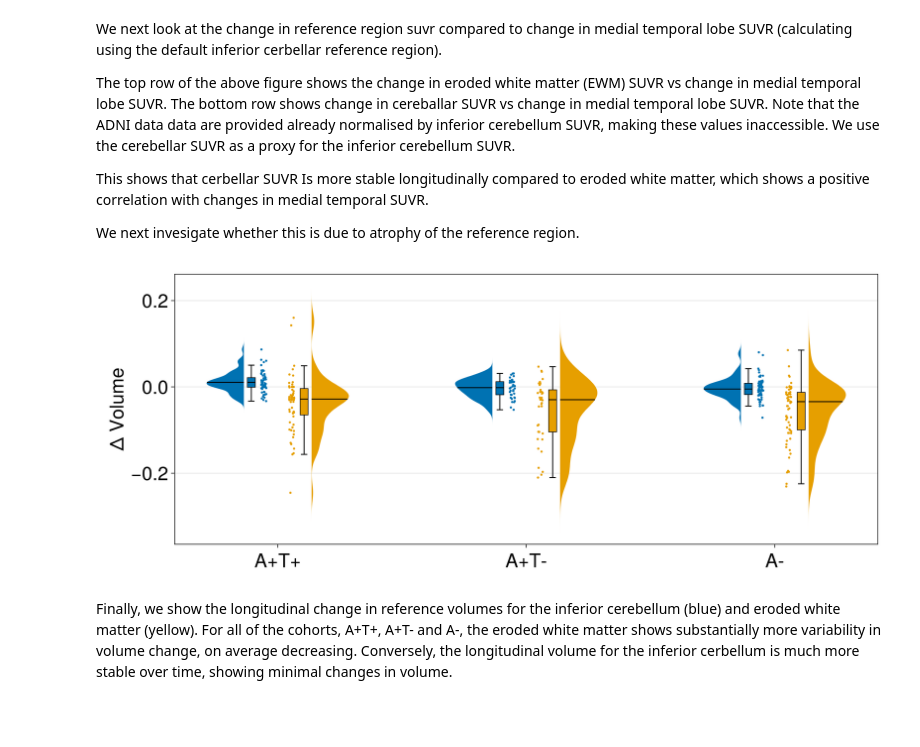
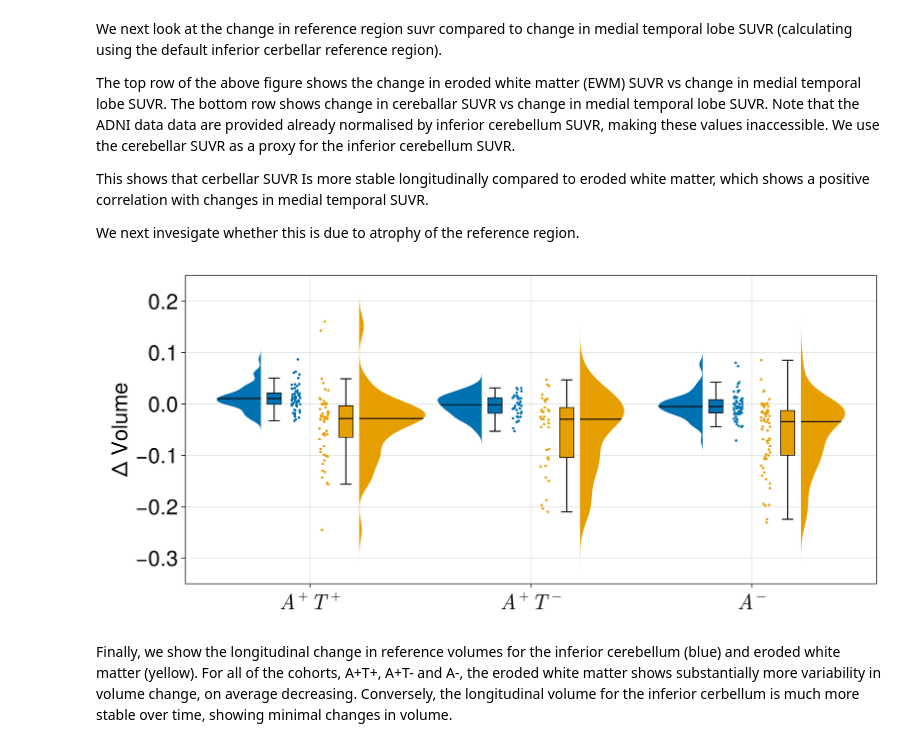
Before and after one commit to PavanChaggar/local-fkpp, a Jupyter notebook: adni/inference/analysis/notebooks/reference_region_analysis.ipynb, the cells around one changed output. Drawn from its saved outputs; the diff is of its cells as text; code cells hidden in the pictures; blank space fills up the shorter version.

```diff
--- a/adni/inference/analysis/notebooks/reference_region_analysis.ipynb
+++ b/adni/inference/analysis/notebooks/reference_region_analysis.ipynb
@@ -226,26 +231,28 @@ This shows that cerbellar SUVR Is more stable longitudinally compared to eroded
 We next invesigate whether this is due to atrophy of the reference region.
 # %%
 begin
-    f = Figure(size=(1250, 500), fontsize=30)
-    ax = Axis(f[1,1], ylabel="Δ Volume", xticks=(1:2:5, ["A+T+", "A+T-", "A-"]))
-    hidexdecorations!(ax, ticks=false, ticklabels=false)
+    f = Figure(size=(1100, 500), fontsize=30)
+    ax = Axis(f[1,1], ylabel="Δ Volume", yticks=-0.3:0.1:0.3, xticks=(1:1:3, [L"A^+T^+", L"A^+T^-", L"A^-"]))
+    ylims!(ax, -0.35,0.25)
     ic_ref_vol_diff = get_diff.(ic_ref_vols[ic_tau_pos_idx])
     wm_ref_vol_diff = get_diff.(wm_ref_vols[wm_tau_pos_idx])
-    rainclouds!(ones(length(ic_ref_vol_diff)) .* 0.75,      ic_ref_vol_diff, whiskerwidth=1, markersize=5, color=cols[1])
-    rainclouds!(ones(length(wm_ref_vol_diff)) .* 1.25,      wm_ref_vol_diff, whiskerwidth=1, markersize=5, side=:right, color=cols[2])
+    rainclouds!(ones(length(ic_ref_vol_diff)) .* 0.8,      ic_ref_vol_diff, cloud_width=0.5, whiskerwidth=1, markersize=5, color=cols[1])
+    rainclouds!(ones(length(wm_ref_vol_diff)) .* 1.2,      wm_ref_vol_diff, whiskerwidth=1, markersize=5, side=:right, color=cols[2])
 
     ic_ref_vol_diff = get_diff.(ic_ref_vols[ic_tau_neg_idx])
     wm_ref_vol_diff = get_diff.(wm_ref_vols[wm_tau_neg_idx])
-    rainclouds!(ones(length(ic_ref_vol_diff)) .* 2.75,      ic_ref_vol_diff, whiskerwidth=1, markersize=5, color=cols[1])
-    rainclouds!(ones(length(wm_ref_vol_diff)) .* 3.25,      wm_ref_vol_diff, whiskerwidth=1, markersize=5, side=:right, color=cols[2])
+    rainclouds!(ones(length(ic_ref_vol_diff)) .* 1.8,      ic_ref_vol_diff, cloud_width=0.5, whiskerwidth=1, markersize=5, color=cols[1])
+    rainclouds!(ones(length(wm_ref_vol_diff)) .* 2.2,      wm_ref_vol_diff, cloud_width=0.5, whiskerwidth=1, markersize=5, side=:right, color=cols[2])
 
     ic_ref_vol_diff = get_diff.(ic_neg_ref_vols)
     wm_ref_vol_diff = get_diff.(wm_neg_ref_vols)
-    rainclouds!(ones(length(ic_ref_vol_diff)) .* 4.75,      ic_ref_vol_diff, whiskerwidth=1, markersize=5, color=cols[1])
-    rainclouds!(ones(length(wm_ref_vol_diff)) .* 5.25, wm_ref_vol_diff, whiskerwidth=1, markersize=5, side=:right, color=cols[2])
+    rainclouds!(ones(length(ic_ref_vol_diff)) .* 2.8,      ic_ref_vol_diff, cloud_width=0.5, whiskerwidth=1, markersize=5, color=cols[1])
+    rainclouds!(ones(length(wm_ref_vol_diff)) .* 3.2,      wm_ref_vol_diff, cloud_width=0.5, whiskerwidth=1, markersize=5, side=:right, color=cols[2])
     f
+    save(projectdir("visualisation/reference_region/vol-reference-region.pdf"), f)
 end
+f
 # %% [output]
-[figure, old version]
+[figure, new version]
 # %% [markdown]
 Finally, we show the longitudinal change in reference volumes for the inferior cerebellum (blue) and eroded white matter (yellow). For all of the cohorts, A+T+, A+T- and A-, the eroded white matter shows substantially more variability in volume change, on average decreasing. Conversely, the longitudinal volume for the inferior cerbellum is much  more stable over time, showing minimal changes in volume.
```
Also changed, not shown: parts of 5 cells of this notebook.
